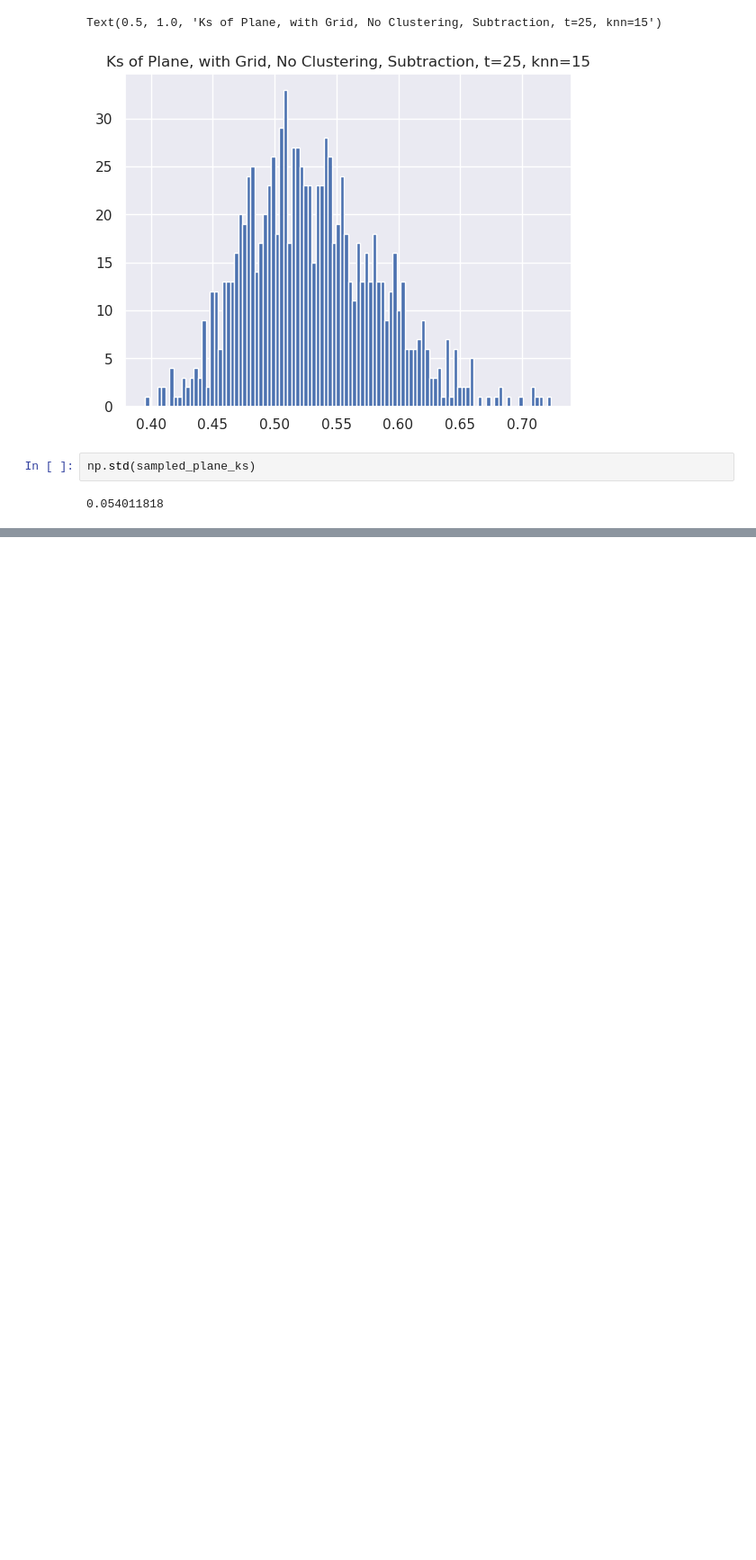
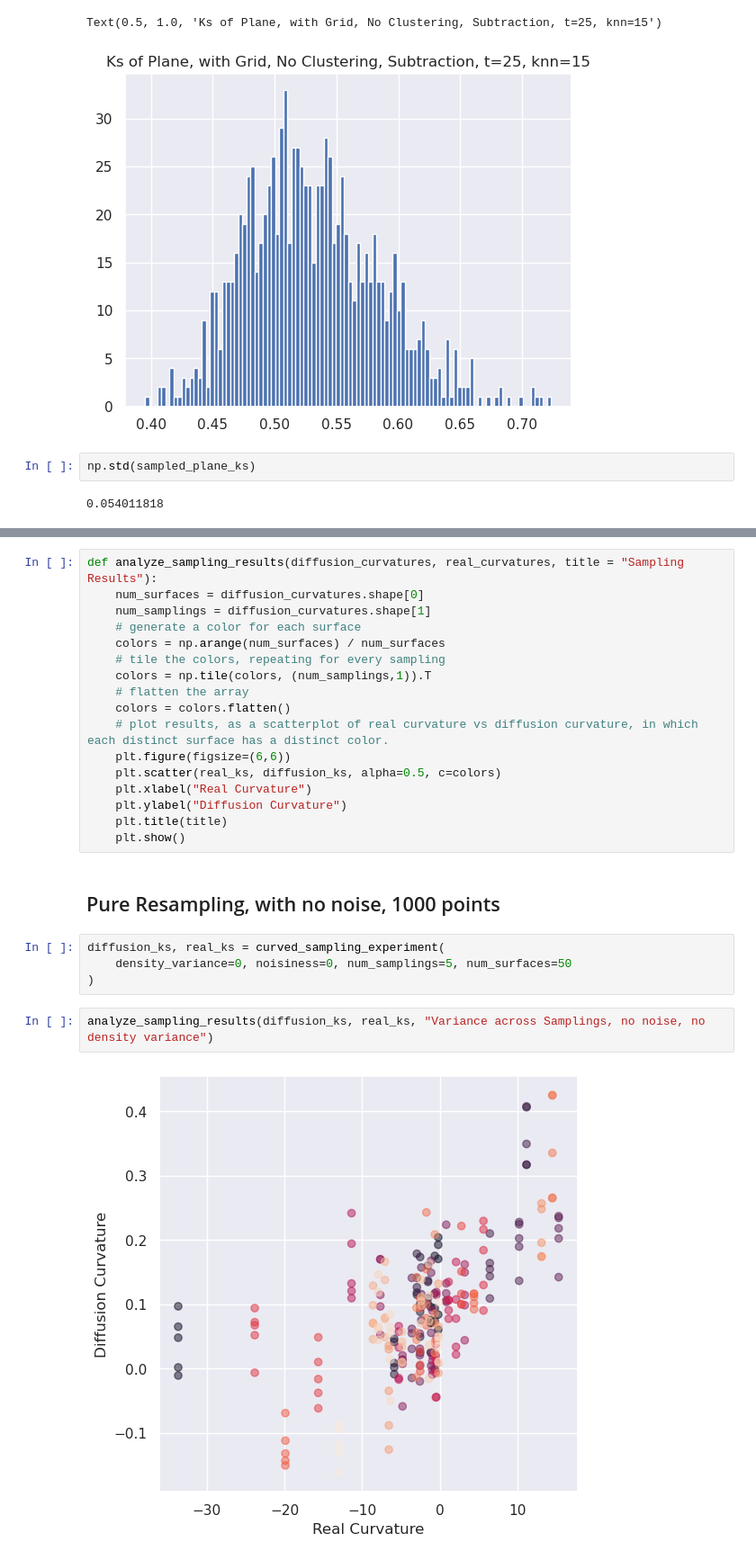
Before and after one commit to professorwug/diffusion_curvature_old, a Jupyter notebook: nbs/3c Sampling Experiments.ipynb, the cells around one changed output, grey strips where cells are left out. Shown at 90% size. Drawn from its saved outputs; the diff is of its cells as text; blank space fills up the shorter version.

Commit message:
Sampling experiments

```diff
--- a/nbs/3c Sampling Experiments.ipynb
+++ b/nbs/3c Sampling Experiments.ipynb
@@ -280,0 +339,27 @@ The plane can only tell us so much, since what's all-important is *how much thes
+# %%
+def analyze_sampling_results(diffusion_curvatures, real_curvatures, title = "Sampling Results"):
+    num_surfaces = diffusion_curvatures.shape[0]
+    num_samplings = diffusion_curvatures.shape[1]
+    # generate a color for each surface
+    colors = np.arange(num_surfaces) / num_surfaces
+    # tile the colors, repeating for every sampling
+    colors = np.tile(colors, (num_samplings,1)).T
+    # flatten the array
+    colors = colors.flatten()
+    # plot results, as a scatterplot of real curvature vs diffusion curvature, in which each distinct surface has a distinct color.
+    plt.figure(figsize=(6,6))
+    plt.scatter(real_ks, diffusion_ks, alpha=0.5, c=colors)
+    plt.xlabel("Real Curvature")
+    plt.ylabel("Diffusion Curvature")
+    plt.title(title)
+    plt.show()
+# %% [markdown]
+## Pure Resampling, with no noise, 1000 points
+# %%
+diffusion_ks, real_ks = curved_sampling_experiment(
+    density_variance=0, noisiness=0, num_samplings=5, num_surfaces=50
+)
+# %%
+analyze_sampling_results(diffusion_ks, real_ks, "Variance across Samplings, no noise, no density variance")
+# %% [output]
+[figure, added]
```
Also changed, not shown: parts of 8 cells of this notebook, 5 other files.
